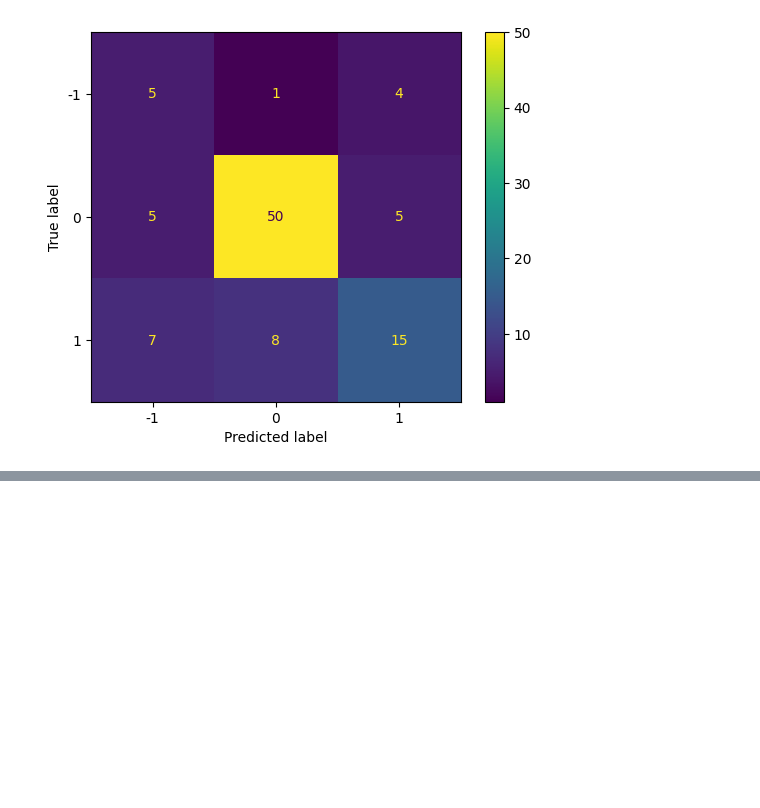
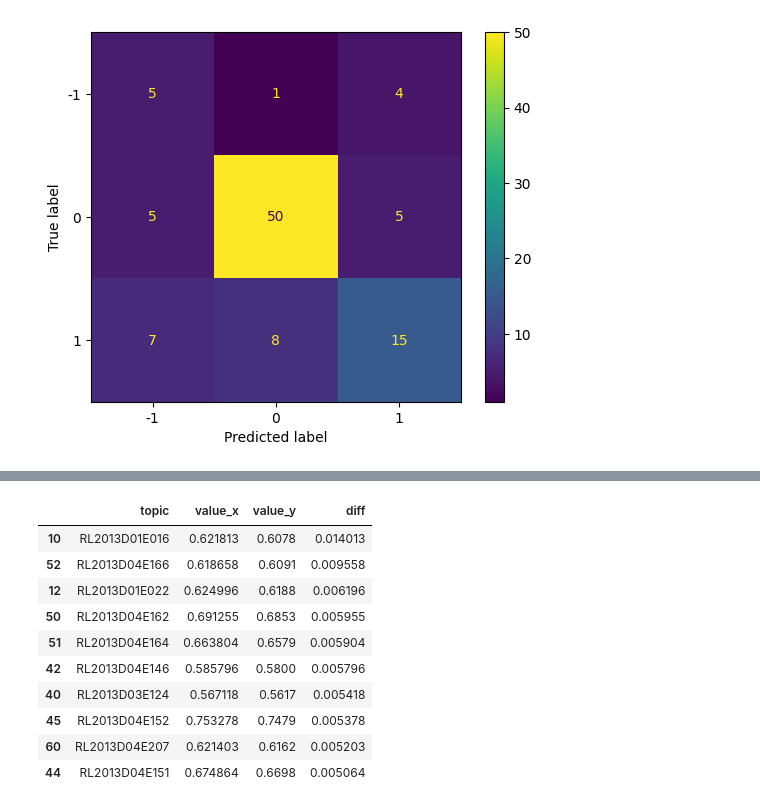
Before and after one commit to ale0xb/CEM_ORD-python, a Jupyter notebook: notebooks/playground.ipynb, the cells around one changed output, grey strips where cells are left out. Cells and saved outputs as stored; diff of their text form; code cells hidden in the pictures; blank space fills up the shorter version.

```diff
--- a/notebooks/playground.ipynb
+++ b/notebooks/playground.ipynb
@@ -113,0 +118,22 @@ pd.DataFrame(results)
+# %%
+# CEM-Ord results for the unmodified GOLD.tsv and SYS.tsv
+data = {
+    "topic": ["RL2013D01E025", "RL2013D01E022", "RL2013D04E162", "RL2013D04E161", "RL2013D04E169", "RL2013D02E070",
+              "RL2013D04E167", "RL2013D02E076", "RL2013D04E166", "RL2013D04E164", "RL2013D03E089", "RL2013D03E088",
+              "RL2013D03E124", "RL2013D01E019", "RL2013D01E014", "RL2013D01E013", "RL2013D01E016", "RL2013D01E015",
+              "RL2013D01E012", "RL2013D03E087", "RL2013D03E086", "RL2013D04E152", "RL2013D04E151", "RL2013D04E194",
+              "RL2013D04E159", "RL2013D04E155", "RL2013D04E198", "RL2013D04E153", "RL2013D01E009", "RL2013D01E008",
+              "RL2013D01E003", "RL2013D01E002", "RL2013D01E005", "RL2013D01E043", "RL2013D03E091", "RL2013D01E001",
+              "RL2013D01E044", "RL2013D03E093", "RL2013D03E096", "RL2013D01E041", "RL2013D01E040", "RL2013D03E097",
+              "RL2013D04E185", "RL2013D02E057", "RL2013D02E056", "RL2013D03E090", "RL2013D02E051", "RL2013D04E149",
+              "RL2013D04E146", "RL2013D02E055", "RL2013D04E145", "RL2013D02E054", "RL2013D01E035", "RL2013D04E207",
+              "RL2013D04E206", "RL2013D01E033", "RL2013D02E068", "RL2013D02E067", "RL2013D02E060", "RL2013D02E063",
+              "RL2013D04E175"],
+    "value": [0.5875, 0.6188, 0.6853, 0.6196, 0.6189, 0.5954, 0.5885, 0.5817, 0.6091, 0.6579, 0.6307, 0.6051, 0.5617,
+              0.6163, 0.6769, 0.5975, 0.6078, 0.6374, 0.6534, 0.5899, 0.5847, 0.7479, 0.6698, 0.6035, 0.7118, 0.5906,
+              0.7215, 0.6166, 0.6071, 0.5869, 0.6531, 0.5959, 0.6176, 0.6687, 0.5613, 0.6047, 0.5985, 0.6099, 0.6367,
+              0.5821, 0.6187, 0.5734, 0.6035, 0.6210, 0.6201, 0.5479, 0.5863, 0.6267, 0.5800, 0.6794, 0.5761, 0.6660,
+              0.6585, 0.6162, 0.5835, 0.5810, 0.8946, 0.5514, 0.6260, 0.7258, 0.5714]
+}
+
+df_java = pd.DataFrame(data)
@@ -113,0 +178,19 @@ pd.DataFrame(results)
+# %%
+testresults = pd.merge(df_results, df_java, on='topic')
+# %%
+testresults['diff'] = abs(testresults['value_x'] - testresults['value_y'])
+# %%
+# biggest diff
+testresults.sort_values('diff', ascending=False).head(10)
+# %% [output]
+|  | topic | value_x | value_y | diff |
+| 10 | RL2013D01E016 | 0.621813 | 0.6078 | 0.014013 |
+| 52 | RL2013D04E166 | 0.618658 | 0.6091 | 0.009558 |
+| 12 | RL2013D01E022 | 0.624996 | 0.6188 | 0.006196 |
+| 50 | RL2013D04E162 | 0.691255 | 0.6853 | 0.005955 |
+| 51 | RL2013D04E164 | 0.663804 | 0.6579 | 0.005904 |
+| 42 | RL2013D04E146 | 0.585796 | 0.5800 | 0.005796 |
+| 40 | RL2013D03E124 | 0.567118 | 0.5617 | 0.005418 |
+| 45 | RL2013D04E152 | 0.753278 | 0.7479 | 0.005378 |
+| 60 | RL2013D04E207 | 0.621403 | 0.6162 | 0.005203 |
+| 44 | RL2013D04E151 | 0.674864 | 0.6698 | 0.005064 |
```
Also changed, not shown: parts of 9 cells of this notebook.
